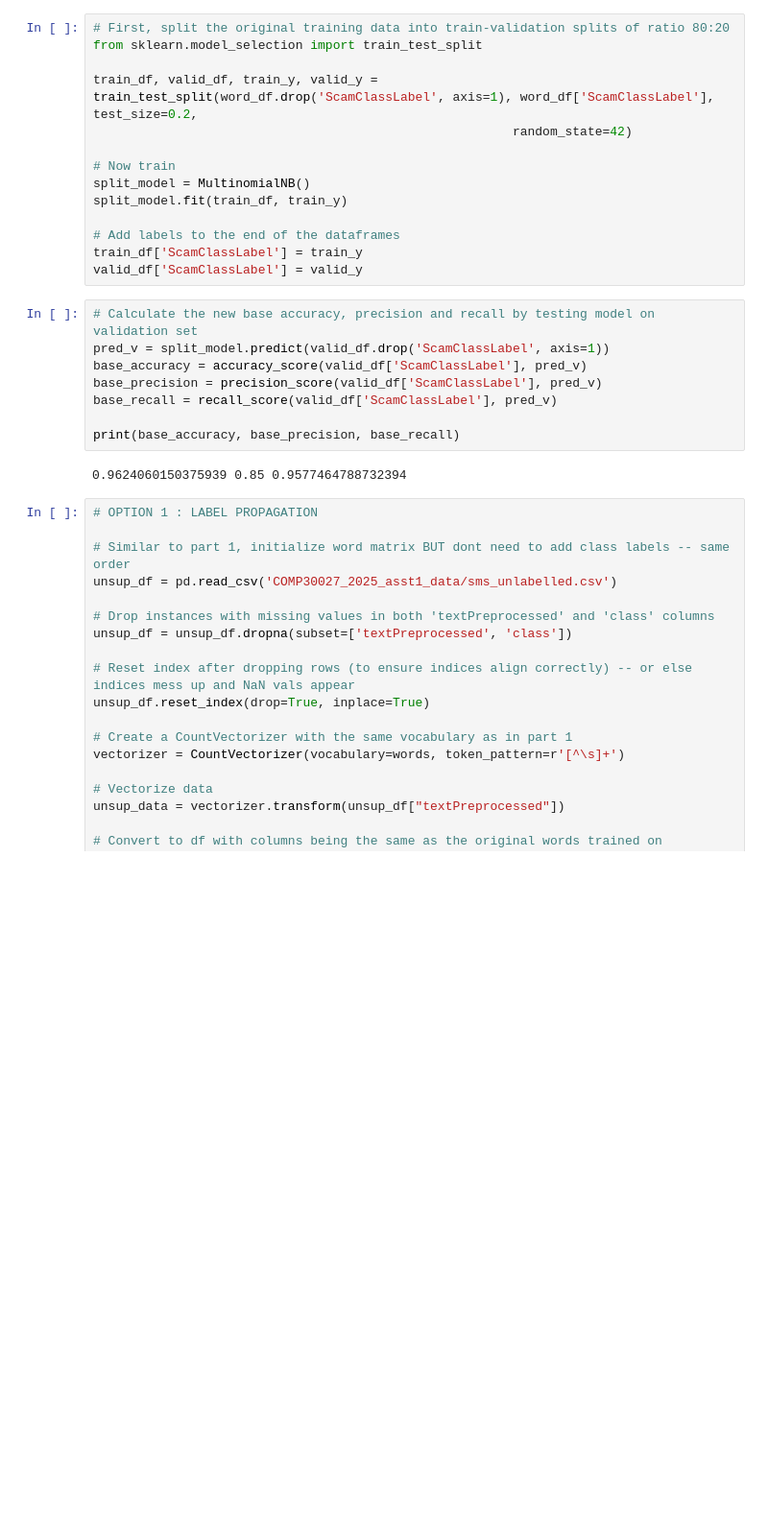
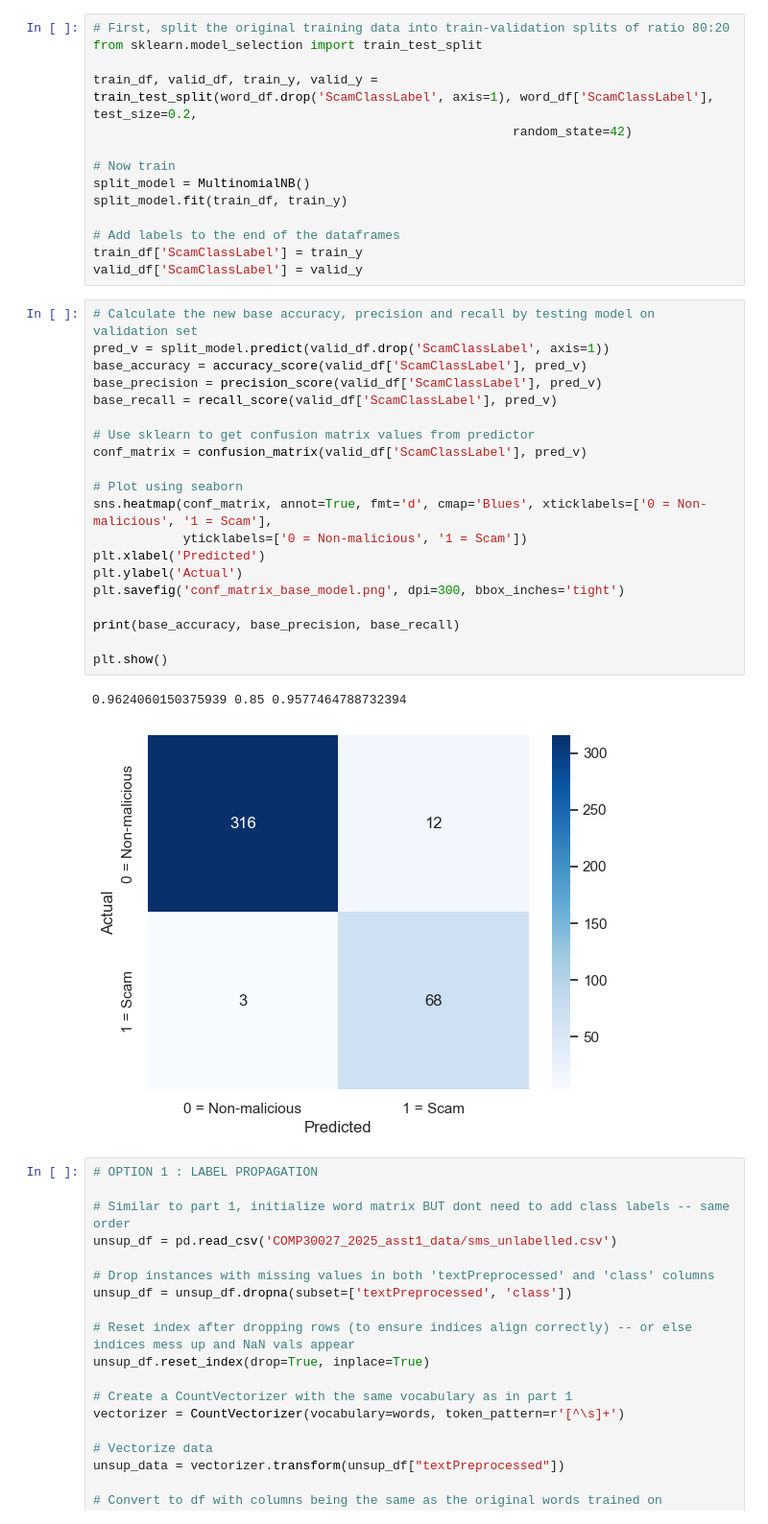
Before and after one commit to DELIRIOUSDONUT/SSIEK_ML_ass_1, a Jupyter notebook: COMP30027_2025_asst1_template.ipynb, the cells around one changed output. Shown at 96% size. Cells and saved outputs as stored; diff of their text form; blank space fills up the shorter version.

```diff
--- a/COMP30027_2025_asst1_template.ipynb
+++ b/COMP30027_2025_asst1_template.ipynb
@@ -316,13 +316,26 @@ valid_df['ScamClassLabel'] = valid_y
 # %%
 # Calculate the new base accuracy, precision and recall by testing model on validation set
 pred_v = split_model.predict(valid_df.drop('ScamClassLabel', axis=1))
 base_accuracy = accuracy_score(valid_df['ScamClassLabel'], pred_v)
 base_precision = precision_score(valid_df['ScamClassLabel'], pred_v)
 base_recall = recall_score(valid_df['ScamClassLabel'], pred_v)
 
+# Use sklearn to get confusion matrix values from predictor
+conf_matrix = confusion_matrix(valid_df['ScamClassLabel'], pred_v)
+
+# Plot using seaborn
+sns.heatmap(conf_matrix, annot=True, fmt='d', cmap='Blues', xticklabels=['0 = Non-malicious', '1 = Scam'],
+            yticklabels=['0 = Non-malicious', '1 = Scam'])
+plt.xlabel('Predicted')
+plt.ylabel('Actual')
+plt.savefig('conf_matrix_base_model.png', dpi=300, bbox_inches='tight')
+
 print(base_accuracy, base_precision, base_recall)
+
+plt.show()
 # %% [output]
 0.9624060150375939 0.85 0.9577464788732394
+[figure, added]
 # %%
 # OPTION 1 : LABEL PROPAGATION
 
```
Also changed, not shown: 1 other file.
